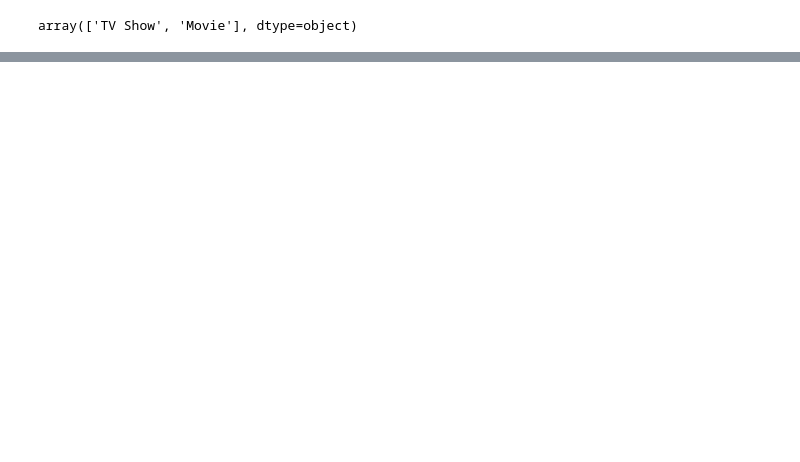
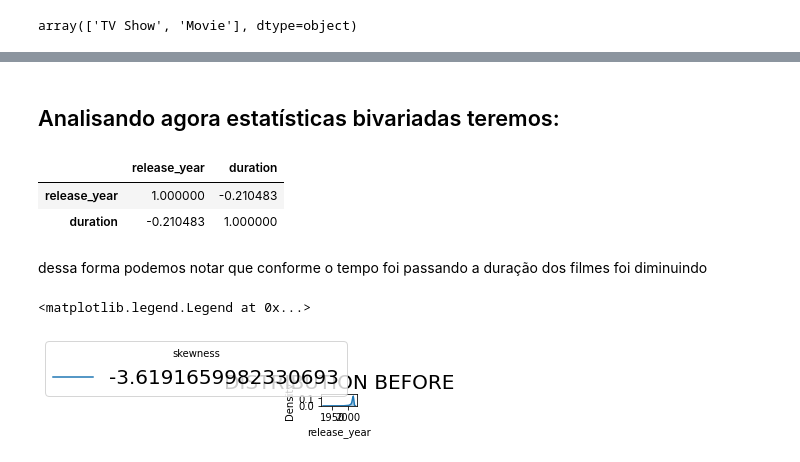
Before and after one commit to danielcti/data-science-project, a Jupyter notebook: dataVisualizationNetflix.ipynb, the cells around one changed output, grey strips where cells are left out. Saved outputs shown, nothing was run; the diff lists cells and outputs as text; code cells hidden in the pictures; blank space fills up the shorter version.

```diff
--- a/dataVisualizationNetflix.ipynb
+++ b/dataVisualizationNetflix.ipynb
@@ -87,0 +173,3 @@ df.tail()
+# %%
+df['main_country']=df['country'].apply(lambda x: x.split(",")[0])
+df['main_country']
@@ -87,0 +191,4 @@ df.tail()
+# %%
+df['duration'] = df.duration.apply(lambda x: x.split()[0])
+# %%
+df['duration'] = df.duration.astype('int')
@@ -87,0 +199,7 @@ df.tail()
+# %%
+df['main_country']=df['main_country'].astype('category')
+df['director']=df['director'].astype('category')
+df['listed_in']=df['listed_in'].astype('category')
+df['type']=df['type'].astype('category')
+df['title']=df['title'].astype('category')
+df['rating']=df['rating'].astype('category')
@@ -87,0 +275,19 @@ df.tail()
+# %% [markdown]
+## Analisando agora estatísticas bivariadas teremos:
+# %%
+df[df.type=='Movie'].corr(method='spearman')
+# %% [output]
+|  | release_year | duration |
+| release_year | 1.000000 | -0.210483 |
+| duration | -0.210483 | 1.000000 |
+# %% [markdown]
+dessa forma podemos notar que conforme o tempo foi passando a duração dos filmes foi diminuindo
+# %%
+plt.subplot(16,8,10)
+sns.distplot(df["release_year"])
+plt.title("DISTRIBUTION BEFORE",fontsize=20)
+skewness=str(df["release_year"].skew())
+plt.legend([skewness],title="skewness",fontsize=20)
+# %% [output]
+<matplotlib.legend.Legend at 0x...>
+[figure, added]
```
Also changed, not shown: parts of 44 cells of this notebook.
